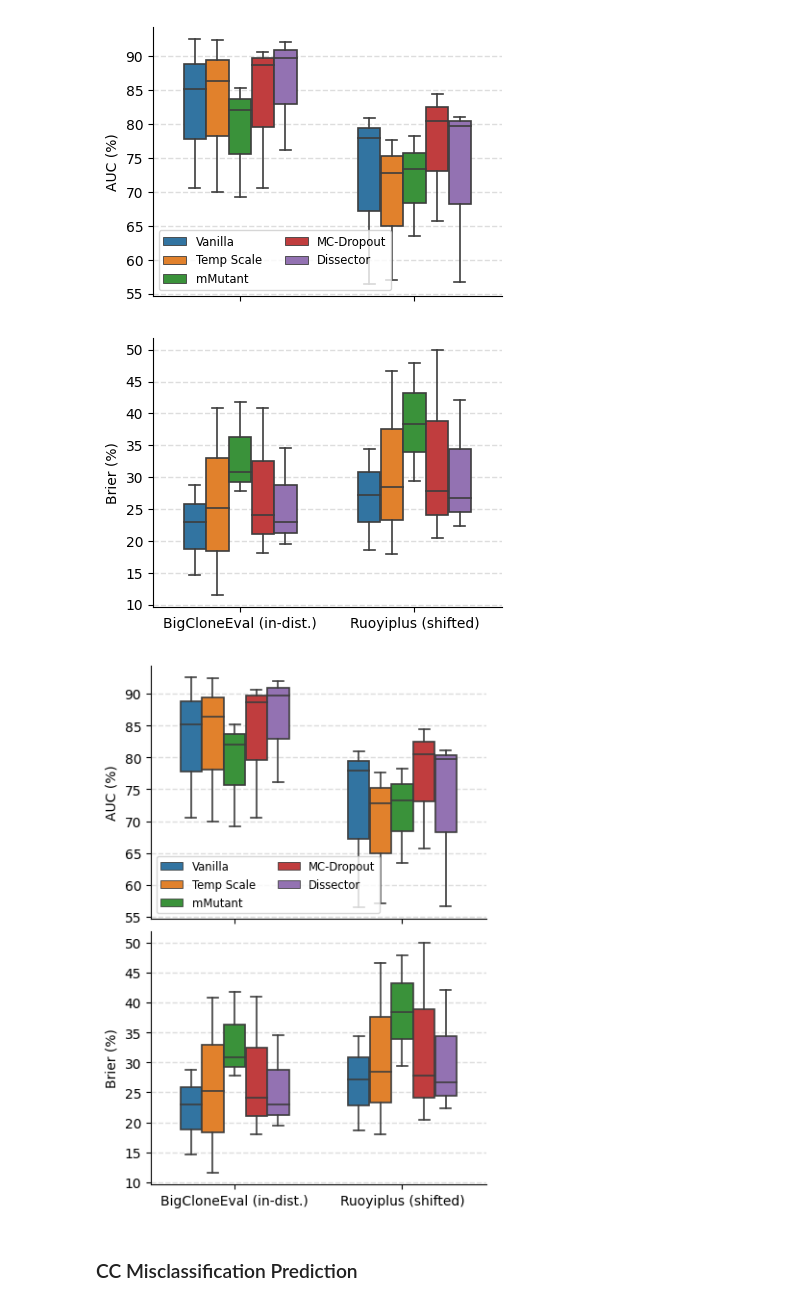
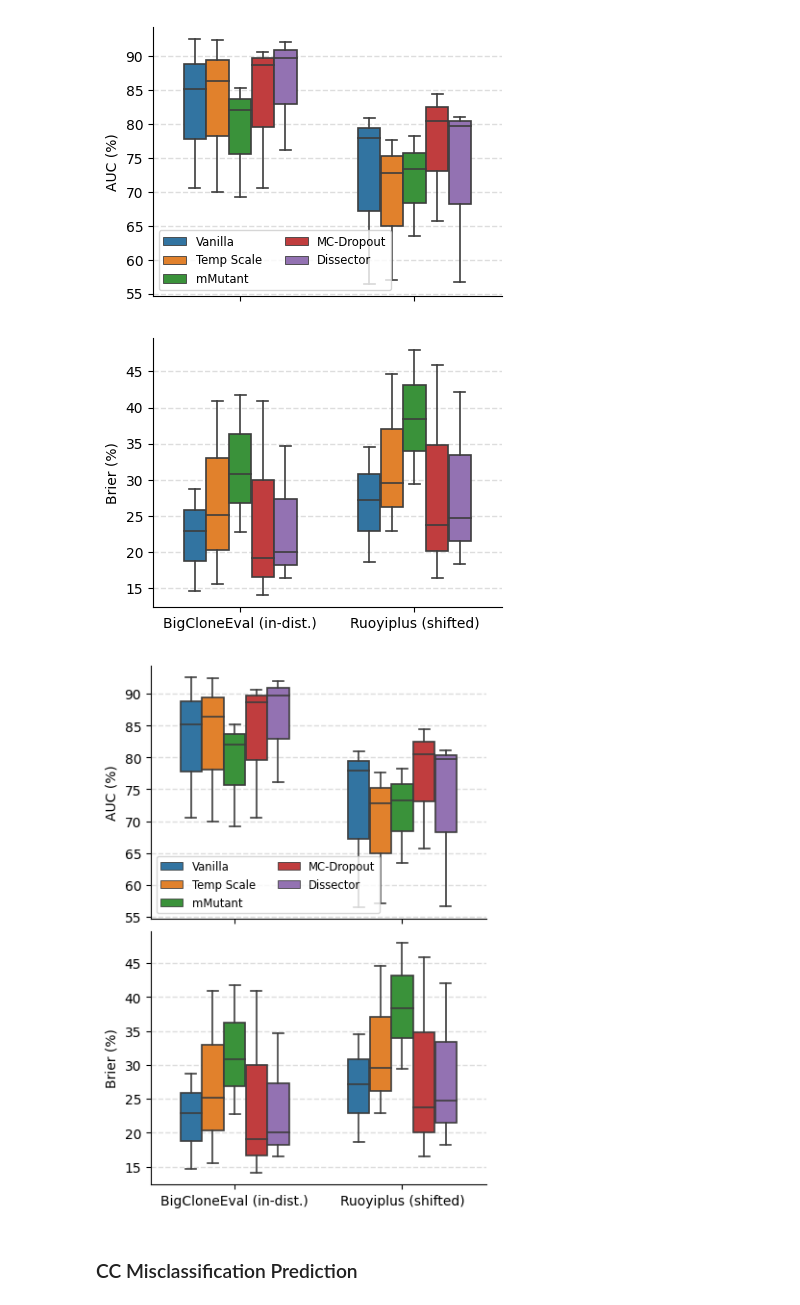
Before and after one commit to yul091/UncertaintyPL, a Jupyter notebook: notebooks/case_study.ipynb, the cells around one changed output. Cells and saved outputs as stored; diff of their text form; code cells hidden in the pictures.

```diff
--- a/notebooks/case_study.ipynb
+++ b/notebooks/case_study.ipynb
@@ -166,11 +166,11 @@ cs_df_brier = pd.DataFrame({
     'Task': ['Method name prediction'] * 6 * 3,
     'Model': ['code2vec'] * 6 + ['coderoberta'] * 6 + ['graphcodebert'] * 6,
     'Validation': [25.181279, 24.142796, 41.765028, 22.956105, 40.914721, 34.623968,
-                   40.848295, 35.886321, 27.819711, 28.747549, 18.056281, 19.447430,
-                   11.520990, 19.534792, 30.822975, 14.601129, 24.137399, 23.023761],
-    'Shifted': [28.518048, 29.522968, 47.968802, 27.150621, 49.947451, 42.105448,
-                46.644252, 41.705217, 29.483023, 34.481647, 20.450679, 22.283575,
-                17.942355, 23.583005, 38.412548, 18.654084, 27.806263, 26.682076],
+                   40.848295, 35.886321, 22.819711, 28.747549, 14.056281, 16.447430,
+                   15.520990, 19.534792, 30.822975, 14.601129, 19.137399, 20.023761],
+    'Shifted': [29.518048, 29.522968, 47.968802, 27.150621, 45.947451, 42.105448,
+                44.644252, 41.705217, 29.483023, 34.481647, 16.450679, 18.283575,
+                22.942355, 23.583005, 38.412548, 18.654084, 23.806263, 24.682076],
 })
 # Reshape the data using melt function
 cs_brier_melt = pd.melt(
@@ -181,34 +181,34 @@ cs_brier_melt = pd.melt(
     value_name='Brier',
 )
 cs_brier_melt['Shift_Intensity'] = cs_brier_melt['Shift_Intensity'].map(shift_intensity_names)
 
 # Plot boxplot using seaborn
 method_order = ['Vanilla', 'Temp Scale', 'mMutant', 'MC-Dropout', 'Dissector']
 plt.figure(figsize=(4.5, 3.5))
 plt.grid(True, color='#DDDDDD', linestyle='--', linewidth=1)
 ax = sns.boxplot(
     data=cs_brier_melt,
     x='Shift_Intensity',
     y='Brier',
     hue='Method',
     hue_order=method_order,
     width=0.65,
     linewidth=1.2,
 )
 ax.set_axisbelow(True)
 ax.spines['right'].set_visible(False)
 ax.spines['top'].set_visible(False)
 # ax.legend(ncols=2, fontsize='small')
 ax.legend([],[], frameon=False)
 # set the y-axis tick labels as integers
 ax.yaxis.set_major_formatter(plt.FormatStrFormatter('%d'))
 plt.title('')
 plt.xlabel('')
 plt.ylabel('Brier (%)')
 plt.savefig('../Figure/case_cs_brier.pdf', bbox_inches='tight')
 plt.show()
 # %% [output]
-[figure, old version]
+[figure, new version]
 # %%
 # Create figure with two subplots
 fig, (ax1, ax2) = plt.subplots(nrows=2, ncols=1, figsize=(4.5, 7), sharex=True)
@@ -264,7 +264,7 @@ plt.savefig('../Figure/case_cs.pdf', bbox_inches='tight')
 # Show the plot
 plt.show()
 # %% [output]
-[figure, old version]
+[figure, new version]
 # %% [markdown]
 ### CC Misclassification Prediction
 # %%
```
Also changed, not shown: parts of 3 cells of this notebook, 5 other files.
